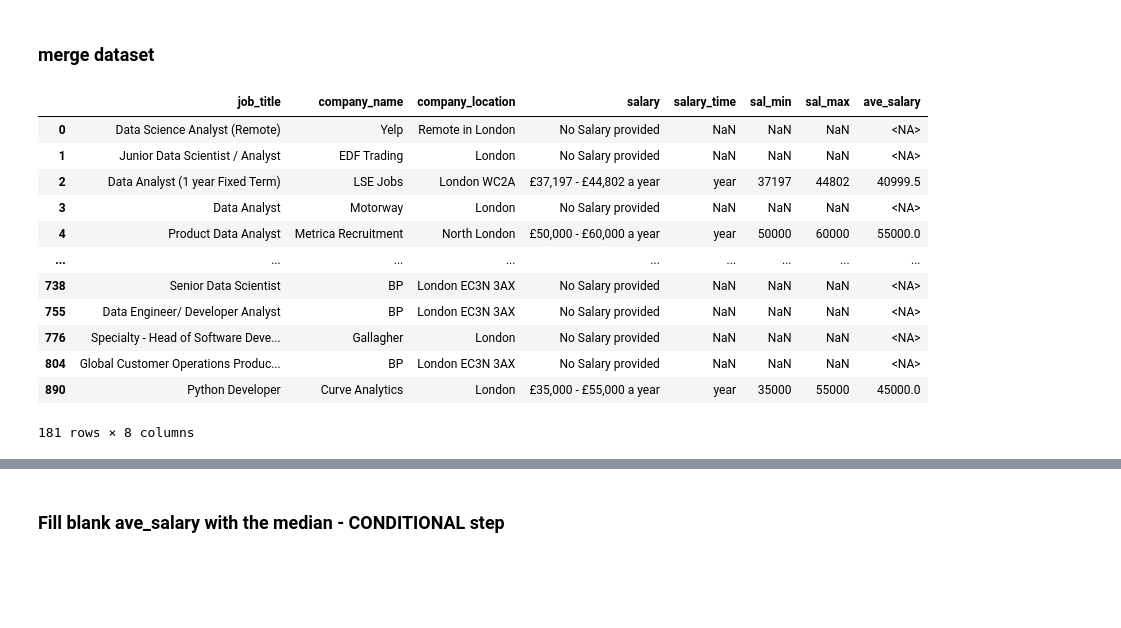
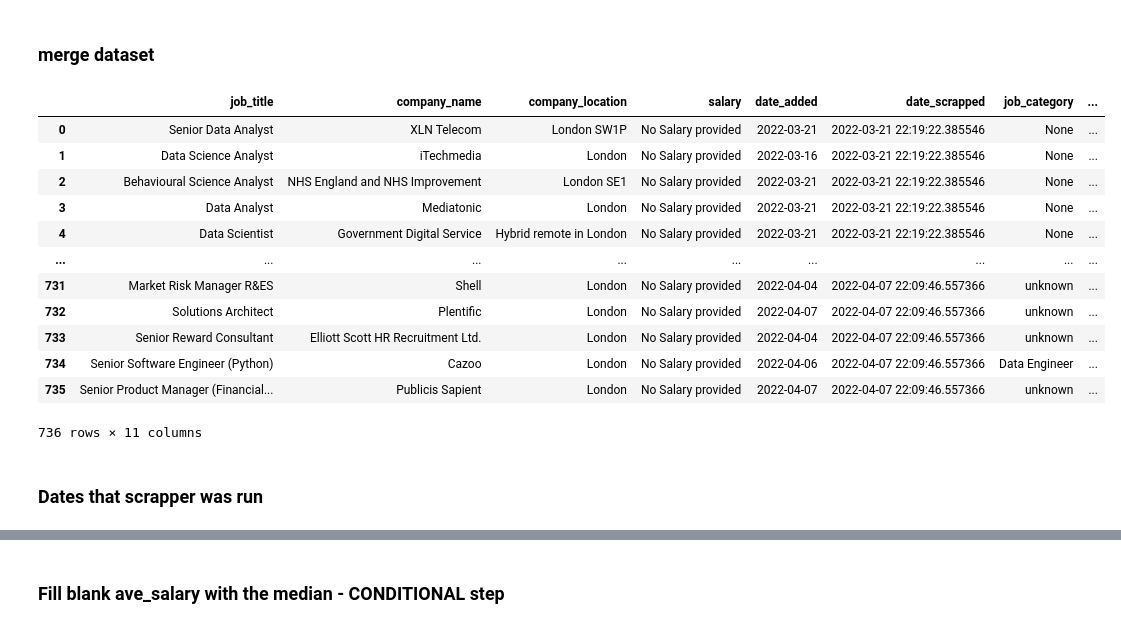
Before and after one commit to CameronInLondon/job_data_analysis, a Jupyter notebook: indeed_job_data_scraping_analysis.ipynb, the cells around one changed output, grey strips where cells are left out. Saved outputs shown, nothing was run; the diff lists cells and outputs as text; code cells hidden in the pictures; blank space fills up the shorter version.

```diff
--- a/indeed_job_data_scraping_analysis.ipynb
+++ b/indeed_job_data_scraping_analysis.ipynb
@@ -7,8 +12,14 @@ https://www.geeksforgeeks.org/scraping-indeed-job-data-using-python/
 import pandas as pd
 import numpy as np
 import re
+import sqlite3
 
-path = r'.\output\indeed_jobs_scan.xlsx'
-df = pd.read_excel(path)
-df
+# path = r'.\output\indeed_jobs_scan.xlsx'
+# df = pd.read_excel(path)
+# df
+
+print(os.getcwd())
+conn = sqlite3.connect(r'indeed_jobs_db.db')
+df_DB = pd.read_sql('SELECT * FROM JOBS', con=conn)
+df_DB
 # %% [output]
@@ -38,3 +48,2 @@ df = df.drop('Unnamed: 0', axis=1).drop_duplicates()
 # %%
-df['salary_time'] = df['salary'].str.extract('(year|hour)', flags=re.IGNORECASE)
-df
+df_DB['salary_time'] = df_DB['salary'].str.extract('(year|hour)', flags=re.IGNORECASE)
@@ -57,8 +57,12 @@ df
 # %%
-# extract salaries
-sal_df = df['salary'].str.findall(r'(?:£)(\d+[,.]\d+)').apply(pd.Series).replace('[,.]', '', regex=True).rename({0:'sal_min', 1:'sal_max'}, axis=1)
-# find average
-sal_df['ave_salary'] = (pd.to_numeric(sal_df['sal_min'], errors='coerce').astype('Int64') + pd.to_numeric(sal_df['sal_max'], errors='coerce').astype('Int64')) / 2
+# extract salaries to new DF
+sal_df = df_DB['salary'].str.findall(r'(?:£)(\d+[,.]\d+)').apply(pd.Series).replace('[,.]', '', regex=True).rename({0:'sal_min', 1:'sal_max'}, axis=1)
+
+# find average by adding sal_min and sal_max and dividing by two
+sal_df['ave_salary'] = (((pd.to_numeric(sal_df['sal_min'], errors='coerce').astype('Int64')
+                            + pd.to_numeric(sal_df['sal_max'], errors='coerce').astype('Int64')) / 2)
+                            .fillna(sal_df['sal_min'].astype('float')))
+
 
 sal_df
 # %% [output]
@@ -78,19 +116,21 @@ sal_df
 # %% [markdown]
 ### merge dataset
 # %%
-df_final = pd.concat([df, sal_df], axis=1)
+df_final = pd.concat([df_DB, sal_df], axis=1)
 df_final
 # %% [output]
-|  | job_title | company_name | company_location | salary | salary_time | sal_min | sal_max | ave_salary |
-| 0 | Data Science Analyst (Remote) | Yelp | Remote in London | No Salary provided | NaN | NaN | NaN | <NA> |
-| 1 | Junior Data Scientist / Analyst | EDF Trading | London | No Salary provided | NaN | NaN | NaN | <NA> |
-| 2 | Data Analyst (1 year Fixed Term) | LSE Jobs | London WC2A | £37,197 - £44,802 a year | year | 37197 | 44802 | 40999.5 |
-| 3 | Data Analyst | Motorway | London | No Salary provided | NaN | NaN | NaN | <NA> |
-| 4 | Product Data Analyst | Metrica Recruitment | North London | £50,000 - £60,000 a year | year | 50000 | 60000 | 55000.0 |
+|  | job_title | company_name | company_location | salary | date_added | date_scrapped | job_category | ... |
+| 0 | Senior Data Analyst | XLN Telecom | London SW1P | No Salary provided | 2022-03-21 | 2022-03-21 22:19:22.385546 | None | ... |
+| 1 | Data Science Analyst | iTechmedia | London | No Salary provided | 2022-03-16 | 2022-03-21 22:19:22.385546 | None | ... |
+| 2 | Behavioural Science Analyst | NHS England and NHS Improvement | London SE1 | No Salary provided | 2022-03-21 | 2022-03-21 22:19:22.385546 | None | ... |
+| 3 | Data Analyst | Mediatonic | London | No Salary provided | 2022-03-21 | 2022-03-21 22:19:22.385546 | None | ... |
+| 4 | Data Scientist | Government Digital Service | Hybrid remote in London | No Salary provided | 2022-03-21 | 2022-03-21 22:19:22.385546 | None | ... |
 | ... | ... | ... | ... | ... | ... | ... | ... | ... |
-| 738 | Senior Data Scientist | BP | London EC3N 3AX | No Salary provided | NaN | NaN | NaN | <NA> |
-| 755 | Data Engineer/ Developer Analyst | BP | London EC3N 3AX | No Salary provided | NaN | NaN | NaN | <NA> |
-| 776 | Specialty - Head of Software Deve... | Gallagher | London | No Salary provided | NaN | NaN | NaN | <NA> |
-| 804 | Global Customer Operations Produc... | BP | London EC3N 3AX | No Salary provided | NaN | NaN | NaN | <NA> |
-| 890 | Python Developer | Curve Analytics | London | £35,000 - £55,000 a year | year | 35000 | 55000 | 45000.0 |
+| 731 | Market Risk Manager R&ES | Shell | London | No Salary provided | 2022-04-04 | 2022-04-07 22:09:46.557366 | unknown | ... |
+| 732 | Solutions Architect | Plentific | London | No Salary provided | 2022-04-07 | 2022-04-07 22:09:46.557366 | unknown | ... |
+| 733 | Senior Reward Consultant | Elliott Scott HR Recruitment Ltd. | London | No Salary provided | 2022-04-04 | 2022-04-07 22:09:46.557366 | unknown | ... |
+| 734 | Senior Software Engineer (Python) | Cazoo | London | No Salary provided | 2022-04-06 | 2022-04-07 22:09:46.557366 | Data Engineer | ... |
+| 735 | Senior Product Manager (Financial... | Publicis Sapient | London | No Salary provided | 2022-04-07 | 2022-04-07 22:09:46.557366 | unknown | ... |
-181 rows × 8 columns
+736 rows × 11 columns
+# %% [markdown]
+### Dates that scrapper was run
```
Also changed, not shown: parts of 39 cells of this notebook.
